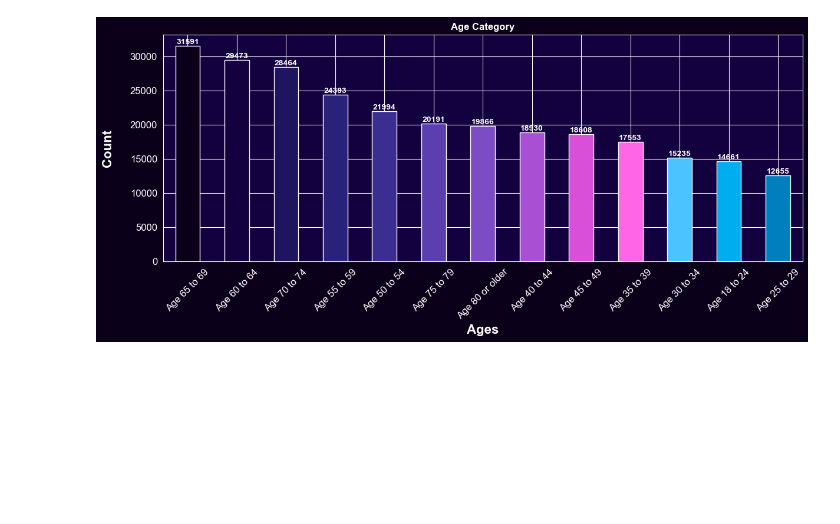
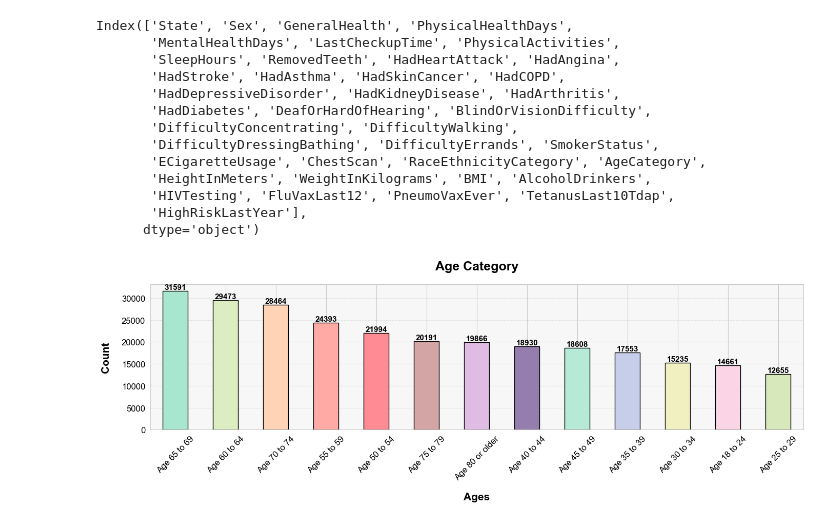
Before and after one commit to ahmedsameh909/Health-Care-Project, a Jupyter notebook: Data_Preprocessing_and_Visualization.ipynb, the cells around one changed output. Cells and saved outputs as stored; diff of their text form; code cells hidden in the pictures; blank space fills up the shorter version.

Commit message:
edit visuals

```diff
--- a/Data_Preprocessing_and_Visualization.ipynb
+++ b/Data_Preprocessing_and_Visualization.ipynb
@@ -32,20 +32,51 @@ colors2=[
 # %%
 Data = pd.read_csv('https://raw.githubusercontent.com/ahmedsameh909/Health-Care-Project/main/Data_Heart_clean.csv')
-# %%
-sns.set_style("darkgrid")
-plt.rcParams['figure.facecolor'] = '#0A001A'
-plt.rcParams['axes.facecolor'] = '#12003F'
+# %%
+display(Data.columns)
+# %% [output]
+Index(['State', 'Sex', 'GeneralHealth', 'PhysicalHealthDays',
+       'MentalHealthDays', 'LastCheckupTime', 'PhysicalActivities',
+       'SleepHours', 'RemovedTeeth', 'HadHeartAttack', 'HadAngina',
+       'HadStroke', 'HadAsthma', 'HadSkinCancer', 'HadCOPD',
+       'HadDepressiveDisorder', 'HadKidneyDisease', 'HadArthritis',
+       'HadDiabetes', 'DeafOrHardOfHearing', 'BlindOrVisionDifficulty',
+       'DifficultyConcentrating', 'DifficultyWalking',
+       'DifficultyDressingBathing', 'DifficultyErrands', 'SmokerStatus',
+       'ECigaretteUsage', 'ChestScan', 'RaceEthnicityCategory', 'AgeCategory',
+       'HeightInMeters', 'WeightInKilograms', 'BMI', 'AlcoholDrinkers',
+       'HIVTesting', 'FluVaxLast12', 'PneumoVaxEver', 'TetanusLast10Tdap',
+       'HighRiskLastYear'],
+      dtype='object')
 # %%
-plt.figure(figsize=(14,5))
-Age=Data['AgeCategory'].value_counts().plot(kind='bar',color=colors[:len(colors)],rot=45)
-for p in Age.patches :
-    Age.annotate(int(p.get_height()),(p.get_x()+0.25,p.get_height()+2), ha='center' , va='bottom',color='white',weight='bold')
-plt.title("Age Category",color='white',weight='bold')
-plt.xlabel('Ages',color='white',weight='bold',fontsize=16)
-plt.ylabel('Count',color='white',weight='bold',fontsize=16,labelpad = 20)
-plt.xticks(color='white', fontsize=12)
-plt.yticks(color='white', fontsize=12)
+plt.figure(figsize=(14, 5))
+ax = Data['AgeCategory'].value_counts().plot(
+    kind='bar',
+    color=soft_colors,
+    rot=45,
+    edgecolor='black'
+)
+for p in ax.patches:
+    ax.annotate(
+        f'{int(p.get_height())}',
+        (p.get_x() + p.get_width() / 2, p.get_height() + 1),
+        ha='center',
+        va='bottom',
+        color='black',
+        fontsize=11,
+        fontweight='bold'
+    )
+
+plt.title("Age Category", color='black', weight='bold', fontsize=18, pad=20)
+plt.xlabel('Ages', color='black', weight='bold', fontsize=15, labelpad=15)
+plt.ylabel('Count', color='black', weight='bold', fontsize=15, labelpad=15)
+
+
+plt.xticks(color='black', fontsize=12)
+plt.yticks(color='black', fontsize=12)
+
+plt.grid(axis='y', linestyle='--', alpha=0.5)
+plt.tight_layout()
 plt.show()
 # %% [output]
-[figure, old version]
+[figure, new version]
 # %%
```
Also changed, not shown: parts of 17 cells of this notebook.
